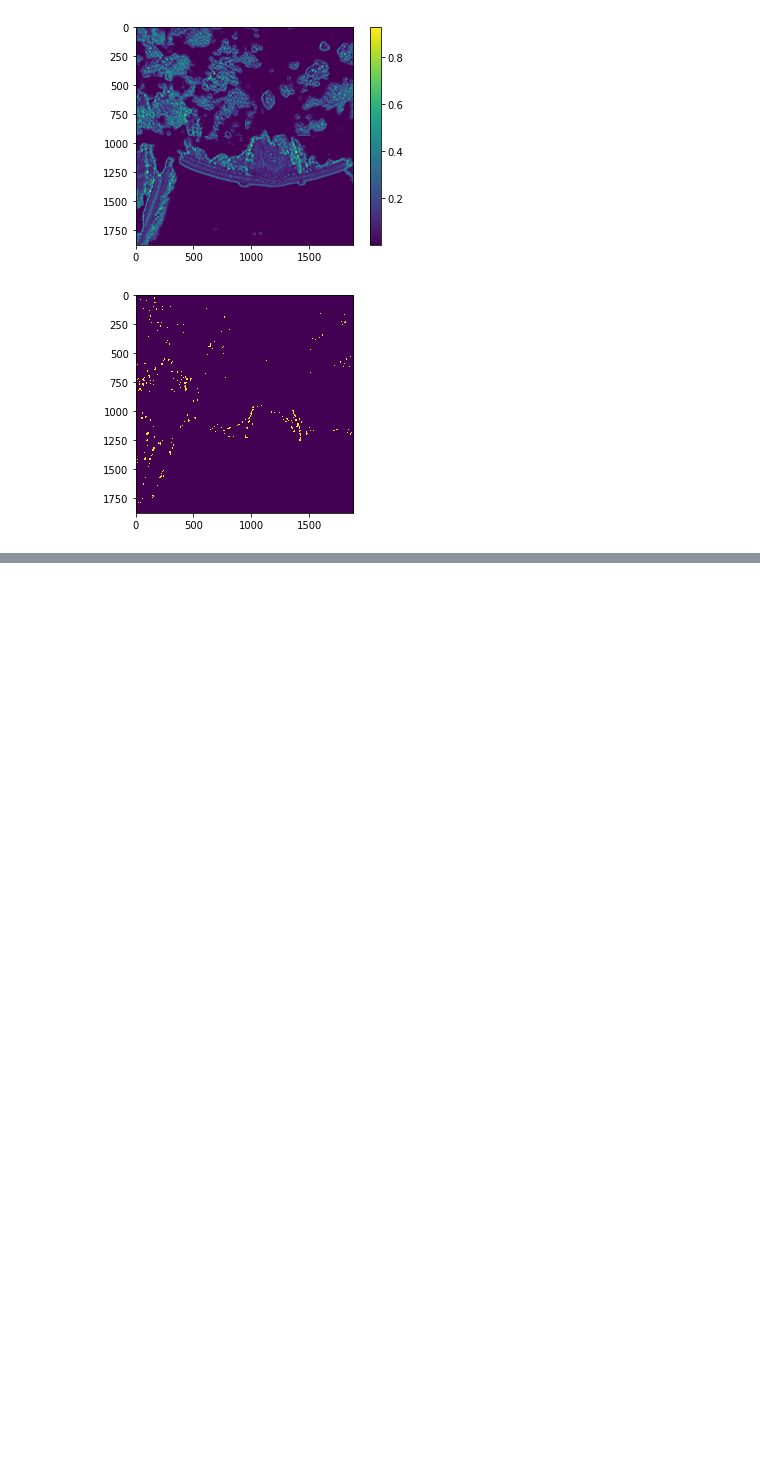
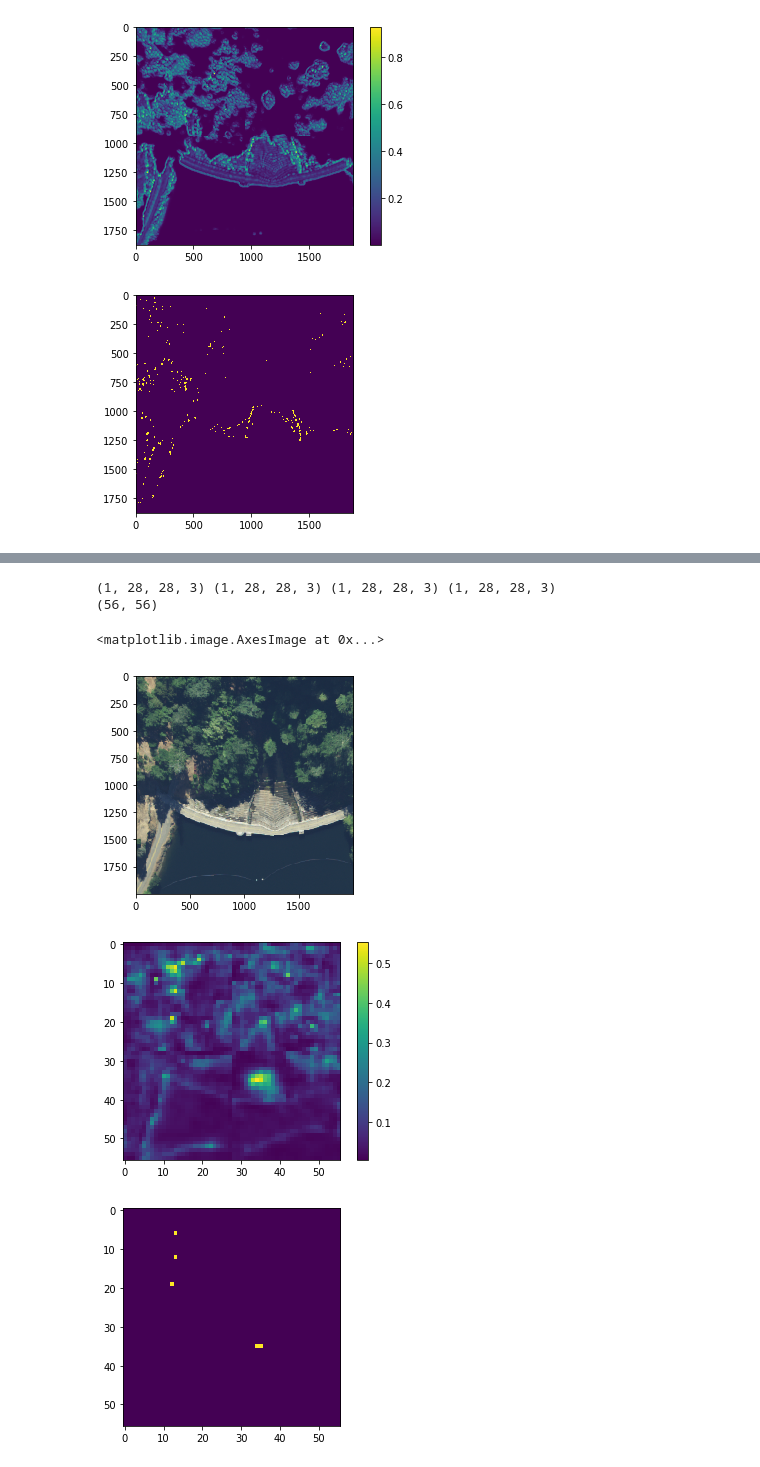
Before and after one commit to C0NSor18/dam_detection, a Jupyter notebook: visualization.ipynb, the cells around one changed output, grey strips where cells are left out. Drawn from its saved outputs; the diff is of its cells as text; code cells hidden in the pictures; blank space fills up the shorter version.

```diff
--- a/visualization.ipynb
+++ b/visualization.ipynb
@@ -315,3 +255,5 @@ plt.imshow(mask,
 [figure]
 [figure]
 [figure]
+# %%
+x = build_densenet121(train_model=False, **{'channels': ['B4', 'B2', 'B2', 'NDWI', 'AVE'], 'num_classes':3})
@@ -317,0 +281,40 @@ plt.imshow(mask,
+# %%
+x.load_weights('checkpoints/model-densenet121-2019_10_31_1_48_3.hdf5')
+# %%
+test = full_image[np.newaxis,0:1000,0:1000,0:5]
+preds = x.predict(test)
+test1 = full_image[np.newaxis,0:1000, 1000:2000, 0:5]
+preds1 = x.predict(test1)
+test2 = full_image[np.newaxis,1000:2000, 0:1000, 0:5]
+preds2 = x.predict(test2)
+test3 = full_image[np.newaxis,1000:2000, 1000:2000, 0:5]
+preds3 = x.predict(test3)
+# %%
+print(preds.shape, preds1.shape, preds2.shape, preds3.shape)
+
+row1preds = np.append(preds[0,:,:,1], preds1[0,:,:,1], axis=1)
+row2preds = np.append(preds2[0,:,:,1], preds3[0,:,:,1], axis=1)
+allpreds= np.append(row1preds, row2preds, axis=0)
+print(allpreds.shape)
+# %% [output]
+(1, 28, 28, 3) (1, 28, 28, 3) (1, 28, 28, 3) (1, 28, 28, 3)
+(56, 56)
+# %%
+plt.figure()
+plt.imshow(full_image[0:2000, 0:2000, 0:3])
+plt.figure()
+plt.imshow(allpreds,
+           cmap='viridis',
+           interpolation='nearest')
+plt.colorbar()
+
+mask = allpreds > 0.5
+
+plt.figure()
+plt.imshow(mask,
+           interpolation='nearest')
+# %% [output]
+<matplotlib.image.AxesImage at 0x...>
+[figure, added]
+[figure, added]
+[figure, added]
```
Also changed, not shown: parts of 16 cells of this notebook, 7 other files.
